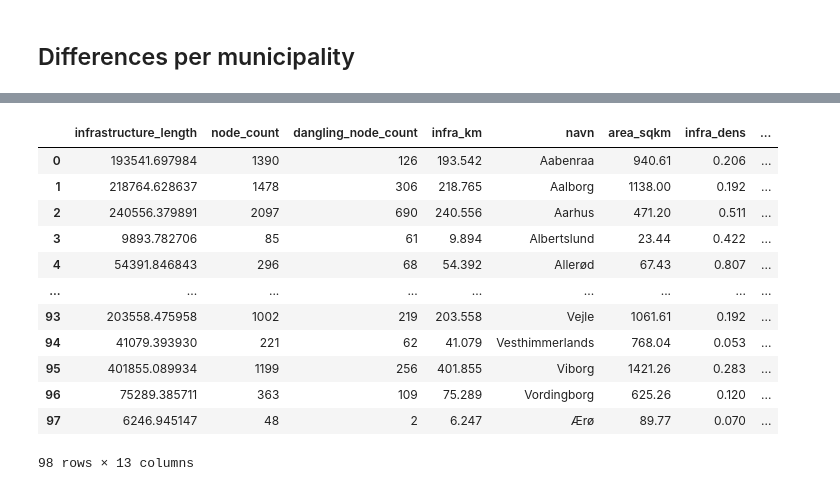
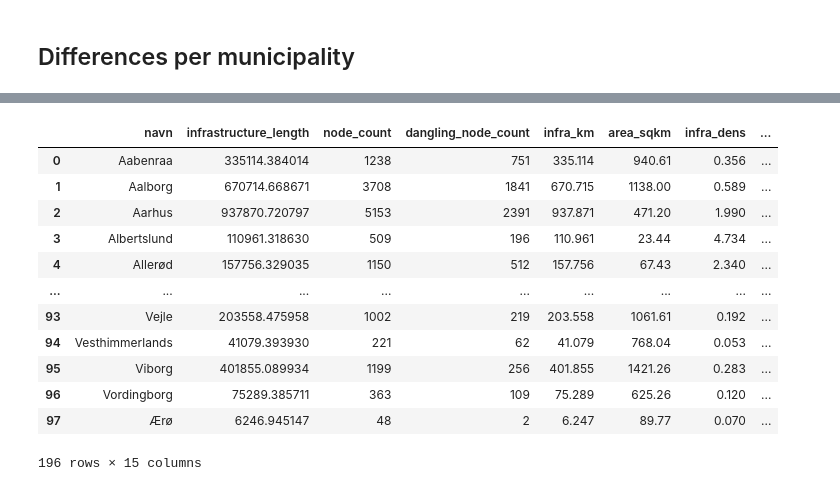
Before and after one commit to anerv/bikedna_analysis, a Jupyter notebook: scripts/analysis_compare.ipynb, the cells around one changed output, grey strips where cells are left out. Saved outputs shown, nothing was run; the diff lists cells and outputs as text; code cells hidden in the pictures.

```diff
--- a/scripts/analysis_compare.ipynb
+++ b/scripts/analysis_compare.ipynb
@@ -48,16 +72,18 @@ osm_muni
-# %%
-ref_muni
-# %% [output]
-|  | infrastructure_length | node_count | dangling_node_count | infra_km | navn | area_sqkm | infra_dens | ... |
-| 0 | 193541.697984 | 1390 | 126 | 193.542 | Aabenraa | 940.61 | 0.206 | ... |
-| 1 | 218764.628637 | 1478 | 306 | 218.765 | Aalborg | 1138.00 | 0.192 | ... |
-| 2 | 240556.379891 | 2097 | 690 | 240.556 | Aarhus | 471.20 | 0.511 | ... |
-| 3 | 9893.782706 | 85 | 61 | 9.894 | Albertslund | 23.44 | 0.422 | ... |
-| 4 | 54391.846843 | 296 | 68 | 54.392 | Allerød | 67.43 | 0.807 | ... |
-| ... | ... | ... | ... | ... | ... | ... | ... | ... |
-| 93 | 203558.475958 | 1002 | 219 | 203.558 | Vejle | 1061.61 | 0.192 | ... |
-| 94 | 41079.393930 | 221 | 62 | 41.079 | Vesthimmerlands | 768.04 | 0.053 | ... |
-| 95 | 401855.089934 | 1199 | 256 | 401.855 | Viborg | 1421.26 | 0.283 | ... |
-| 96 | 75289.385711 | 363 | 109 | 75.289 | Vordingborg | 625.26 | 0.120 | ... |
-| 97 | 6246.945147 | 48 | 2 | 6.247 | Ærø | 89.77 | 0.070 | ... |
-98 rows × 13 columns
+# %%
+combined = pd.concat([osm_muni.reset_index(), ref_muni.reset_index()])
+
+px.violin(combined, x='datasource', y='infrastructure_length')
+# %% [output]
+|  | navn | infrastructure_length | node_count | dangling_node_count | infra_km | area_sqkm | infra_dens | ... |
+| 0 | Aabenraa | 335114.384014 | 1238 | 751 | 335.114 | 940.61 | 0.356 | ... |
+| 1 | Aalborg | 670714.668671 | 3708 | 1841 | 670.715 | 1138.00 | 0.589 | ... |
+| 2 | Aarhus | 937870.720797 | 5153 | 2391 | 937.871 | 471.20 | 1.990 | ... |
+| 3 | Albertslund | 110961.318630 | 509 | 196 | 110.961 | 23.44 | 4.734 | ... |
+| 4 | Allerød | 157756.329035 | 1150 | 512 | 157.756 | 67.43 | 2.340 | ... |
+| ... | ... | ... | ... | ... | ... | ... | ... | ... |
+| 93 | Vejle | 203558.475958 | 1002 | 219 | 203.558 | 1061.61 | 0.192 | ... |
+| 94 | Vesthimmerlands | 41079.393930 | 221 | 62 | 41.079 | 768.04 | 0.053 | ... |
+| 95 | Viborg | 401855.089934 | 1199 | 256 | 401.855 | 1421.26 | 0.283 | ... |
+| 96 | Vordingborg | 75289.385711 | 363 | 109 | 75.289 | 625.26 | 0.120 | ... |
+| 97 | Ærø | 6246.945147 | 48 | 2 | 6.247 | 89.77 | 0.070 | ... |
+196 rows × 15 columns
```
Also changed, not shown: parts of 4 cells of this notebook, 2 other files.
